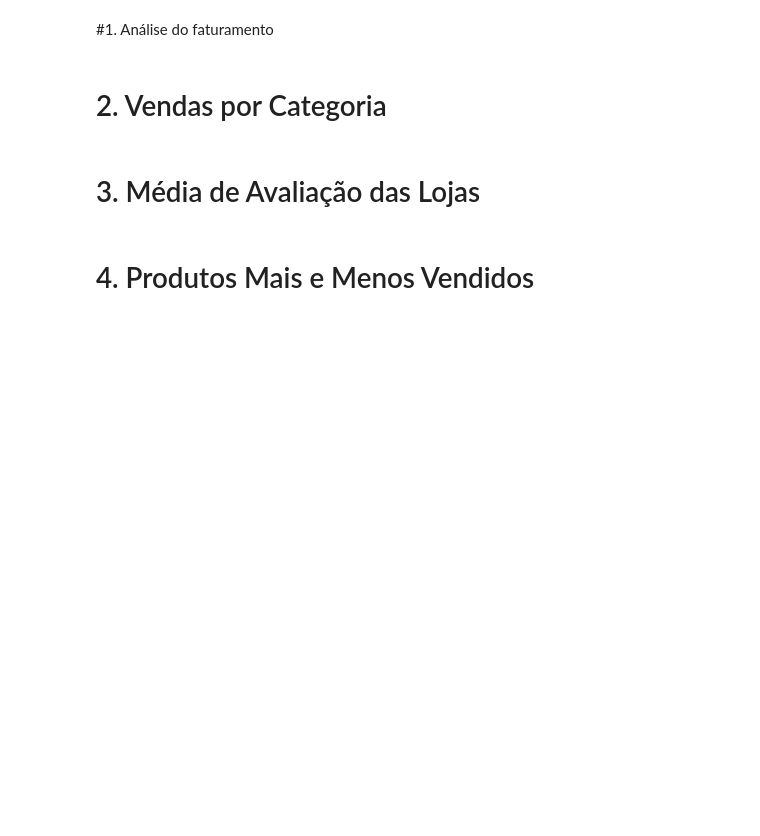
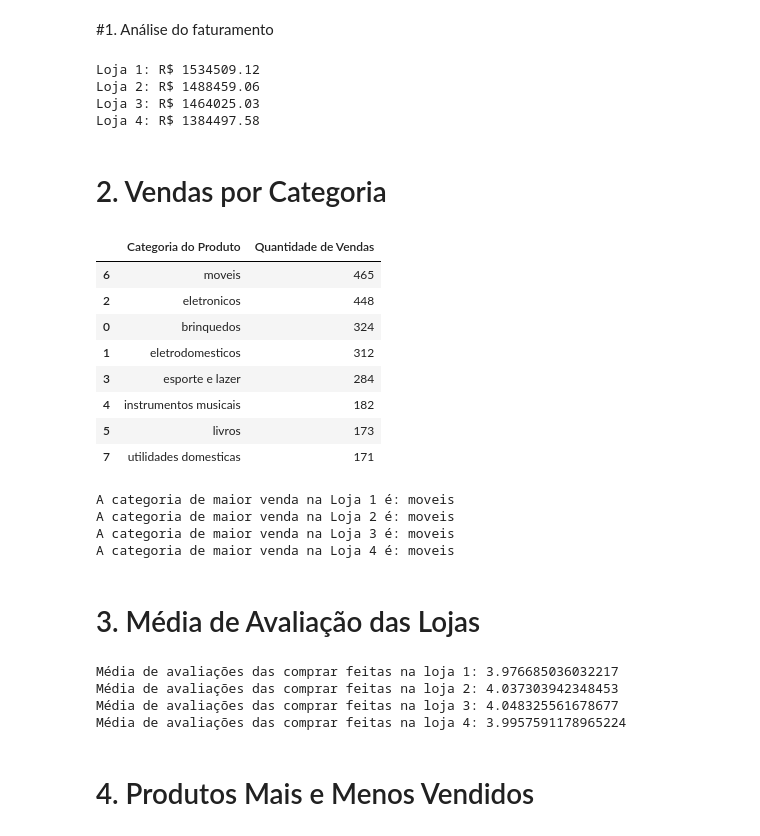
Before and after one commit to Rafaelkarneiro/projeto-alura-store, a Jupyter notebook: main/alura_store.ipynb, the cells around one changed output. Drawn from its saved outputs; the diff is of its cells as text; code cells hidden in the pictures; blank space fills up the shorter version.

```diff
--- a/main/alura_store.ipynb
+++ b/main/alura_store.ipynb
@@ -25,7 +25,73 @@ loja.head()
 | 4 | Cadeira de escritório | moveis | 446.99 | 26.964689 | 07/11/2020 | Larissa Alves | MG | ... |
 # %% [markdown]
 #1. Análise do faturamento
+# %%
+faturamento_loja_1 = loja["Preço"].sum()
+faturamento_loja_2 = loja2["Preço"].sum()
+faturamento_loja_3 = loja3["Preço"].sum()
+faturamento_loja_4 = loja4["Preço"].sum()
+
+print(f"Loja 1: R$ {faturamento_loja_1:.2f}")
+print(f"Loja 2: R$ {faturamento_loja_2:.2f}")
+print(f"Loja 3: R$ {faturamento_loja_3:.2f}")
+print(f"Loja 4: R$ {faturamento_loja_4:.2f}")
+# %% [output]
+Loja 1: R$ 1534509.12
+Loja 2: R$ 1488459.06
+Loja 3: R$ 1464025.03
+Loja 4: R$ 1384497.58
 # %% [markdown]
 # 2. Vendas por Categoria
+# %%
+vendas_categoria_loja = (
+    loja.groupby("Categoria do Produto")
+         .size()
+         .reset_index(name="Quantidade de Vendas")
+         .sort_values(by="Quantidade de Vendas", ascending=False)
+)
+
+vendas_categoria_loja2 = (
+    loja2.groupby("Categoria do Produto")
+         .size()
+         .reset_index(name="Quantidade de Vendas")
+         .sort_values(by="Quantidade de Vendas", ascending=False)
+)
+vendas_categoria_loja3 = (
+    loja3.groupby("Categoria do Produto")
+         .size()
+         .reset_index(name="Quantidade de Vendas")
+         .sort_values(by="Quantidade de Vendas", ascending=False)
+)
+vendas_categoria_loja4 = (
+    loja4.groupby("Categoria do Produto")
+         .size()
+         .reset_index(name="Quantidade de Vendas")
+         .sort_values(by="Quantidade de Vendas", ascending=False)
+)
+vendas_categoria_loja
+# %% [output]
+|  | Categoria do Produto | Quantidade de Vendas |
+| 6 | moveis | 465 |
+| 2 | eletronicos | 448 |
+| 0 | brinquedos | 324 |
+| 1 | eletrodomesticos | 312 |
+| 3 | esporte e lazer | 284 |
+| 4 | instrumentos musicais | 182 |
+| 5 | livros | 173 |
+| 7 | utilidades domesticas | 171 |
+# %%
+categoria_top_loja = loja.groupby("Categoria do Produto").size().idxmax()
+categoria_top_loja2 = loja2.groupby("Categoria do Produto").size().idxmax()
+categoria_top_loja3 = loja3.groupby("Categoria do Produto").size().idxmax()
+categoria_top_loja4 = loja4.groupby("Categoria do Produto").size().idxmax()
+print(f"A categoria de maior venda na Loja 1 é: {categoria_top_loja}")
+print(f"A categoria de maior venda na Loja 2 é: {categoria_top_loja2}")
+print(f"A categoria de maior venda na Loja 3 é: {categoria_top_loja3}")
+print(f"A categoria de maior venda na Loja 4 é: {categoria_top_loja4}")
+# %% [output]
+A categoria de maior venda na Loja 1 é: moveis
+A categoria de maior venda na Loja 2 é: moveis
+A categoria de maior venda na Loja 3 é: moveis
+A categoria de maior venda na Loja 4 é: moveis
 # %% [markdown]
 # 3. Média de Avaliação das Lojas
@@ -32,2 +103,12 @@ loja.head()
+# %%
+print(f"Média de avaliações das comprar feitas na loja 1: {media_satisfacao_loja}")
+print(f"Média de avaliações das comprar feitas na loja 2: {media_satisfacao_loja2}")
+print(f"Média de avaliações das comprar feitas na loja 3: {media_satisfacao_loja3}")
+print(f"Média de avaliações das comprar feitas na loja 4: {media_satisfacao_loja4}")
+# %% [output]
+Média de avaliações das comprar feitas na loja 1: 3.976685036032217
+Média de avaliações das comprar feitas na loja 2: 4.037303942348453
+Média de avaliações das comprar feitas na loja 3: 4.048325561678677
+Média de avaliações das comprar feitas na loja 4: 3.9957591178965224
 # %% [markdown]
 # 4. Produtos Mais e Menos Vendidos
```
Also changed, not shown: parts of 5 cells of this notebook.
